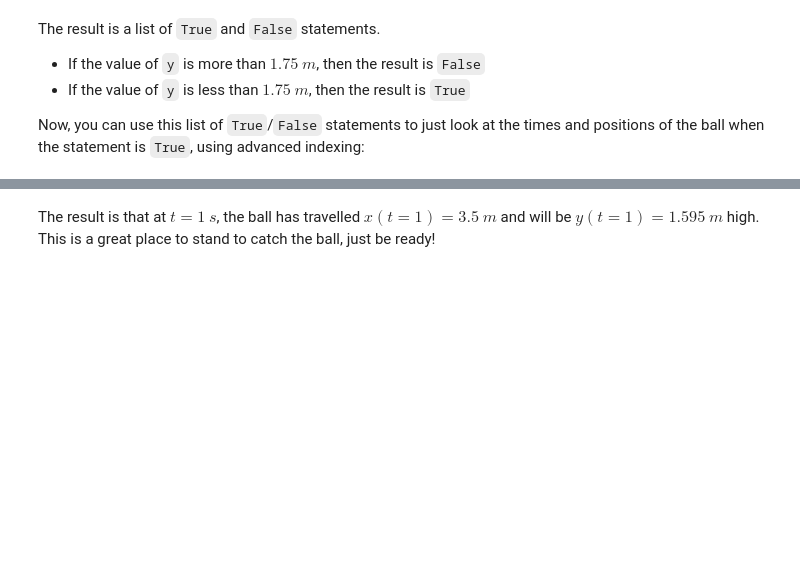
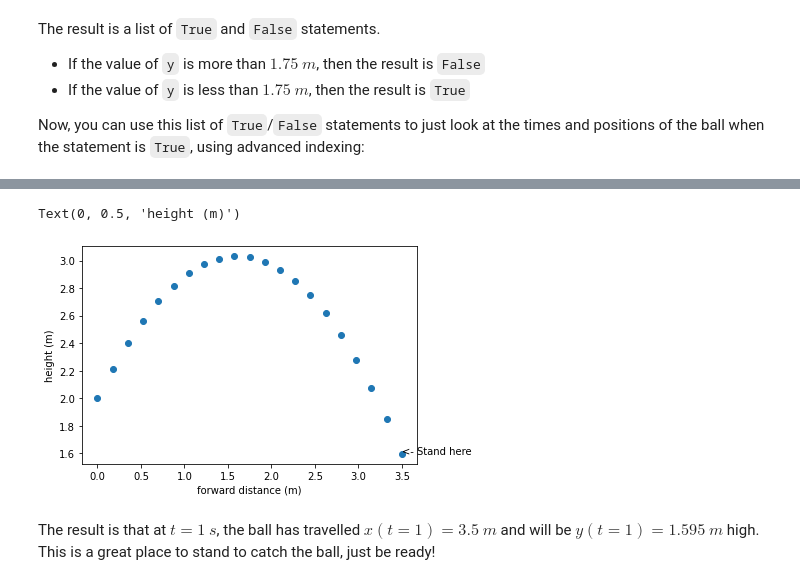
Before and after one commit to NFAcademy/2021_course_dev-melissawm, a Jupyter notebook: notebooks/03_Vectorization.ipynb, the cells around one changed output, grey strips where cells are left out. Cells and saved outputs as stored; diff of their text form; code cells hidden in the pictures; blank space fills up the shorter version.

```diff
--- a/notebooks/03_Vectorization.ipynb
+++ b/notebooks/03_Vectorization.ipynb
@@ -223,8 +248,12 @@ y[y < 1.75]
 # %%
 plt.plot(x, y, 'o')
-plt.text(x[y < 1.75], y[y < 1.75], '<- Stand here')
+for ystand in y[y < 1.75]:
+    plt.text(x[y == ystand], ystand, '<- Stand here')
 plt.xlabel('forward distance (m)')
 plt.ylabel('height (m)')
+# %% [output]
+Text(0, 0.5, 'height (m)')
+[figure, added]
 # %% [markdown]
 The result is that at $t = 1~s$, the ball has travelled $x(t=1) = 3.5~m$ and will be $y(t=1) = 1.595~m$ high. This is a great place to stand to catch the ball, just be ready!
 # %% [markdown]
```
Also changed, not shown: parts of 37 cells of this notebook, 1 other file.
